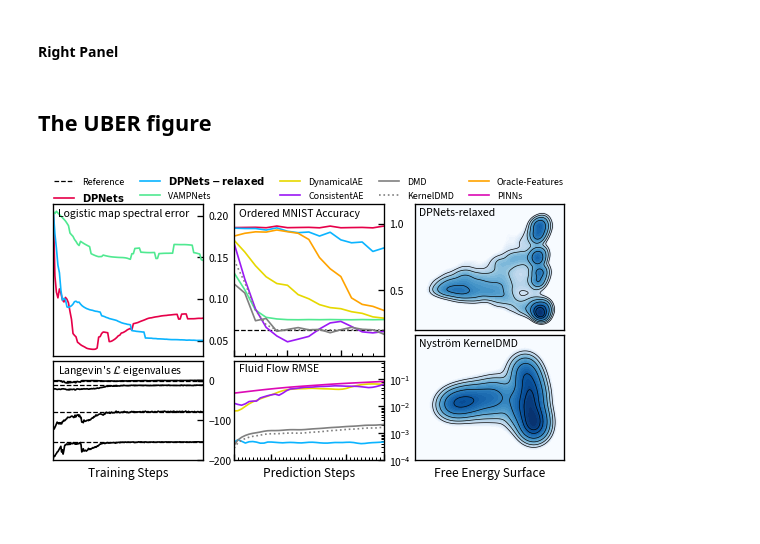
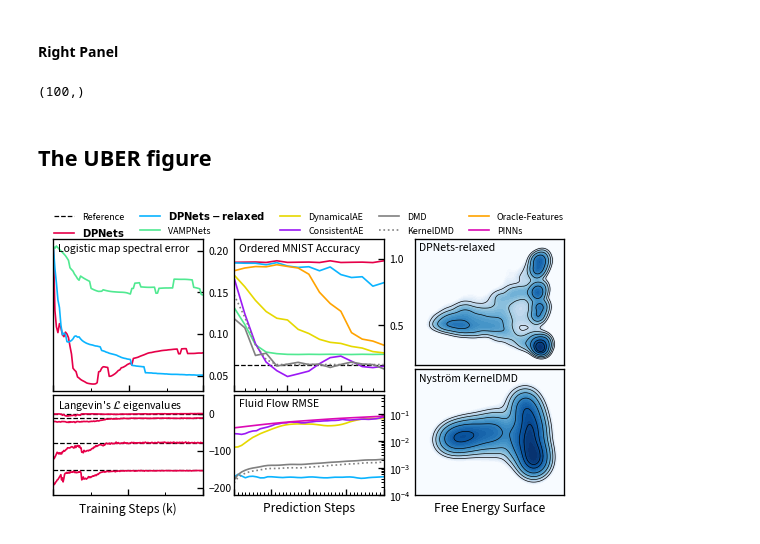
Before and after one commit to pietronvll/DPNets, a Jupyter notebook: figures/uber_fig.ipynb, the cells around one changed output. Cells and saved outputs as stored; diff of their text form; code cells hidden in the pictures.

Commit message:
Logistic map checked

```diff
--- a/figures/uber_fig.ipynb
+++ b/figures/uber_fig.ipynb
@@ -138,6 +138,10 @@ for model_name in ["DPNets", "Nystrom-PCR",]:
         "data": _tmp["data"],
         "x": _tmp["x"],
     }
+# %%
+LOGISTIC['DPNets']['data'].shape
+# %% [output]
+(100,)
 # %% [markdown]
 ## The UBER figure
 # %%
@@ -154,27 +158,29 @@ for model_name in model_styles.keys():
         model_data = LOGISTIC[model_name]
         ax_logistic.plot(model_data['data'], label=model_name, **model_styles[model_name])
 ax_logistic.set(**{
-    'xticks': [],
+    'xticks': [0, 50, 99],
     'xmargin': 0
 })
 ax_logistic.text(pad, 1 - pad, r"Logistic map spectral error", transform=ax_logistic.transAxes, fontsize=caption_size, verticalalignment='top')
-ax_logistic.tick_params(direction='in', labelbottom=False, labelsize=7)
+ax_logistic.xaxis.set_minor_locator(MultipleLocator(25))
+ax_logistic.tick_params(which='both', direction='in', labelbottom=False, labelsize=7)
 ax_logistic.yaxis.tick_right()
 
 # Langevin
 ax_langevin = fig.add_subplot(gs[7:, 0])
 for v in LANGEVIN['hlines']:
     ax_langevin.axhline(v, color='k', linewidth=0.75, linestyle='dashed', label='Reference')
-ax_langevin.plot(LANGEVIN['x'], LANGEVIN['data'], color='black', label='Eigenvalues')
+ax_langevin.plot(LANGEVIN['x'], LANGEVIN['data'], label='Eigenvalues', **model_styles['DPNets'])
 
 ax_langevin.set(**{
-    'xlabel': 'Training Steps',
-    'ylim': (-200, 50),
-    'xticks': [],
+    'xlabel': 'Training Steps (k)',
+    'ylim': (-220, 50),
+    'xticks': [0, 1000, 2000],
     'xmargin': 0
 })
 ax_langevin.text(pad, 1 - pad, r"Langevin's $\mathcal{L}$ eigenvalues", transform=ax_langevin.transAxes, fontsize=caption_size, verticalalignment='top')
-ax_langevin.tick_params(direction='in', labelbottom=False, labelsize=7)
+ax_langevin.xaxis.set_minor_locator(MultipleLocator(500))
+ax_langevin.tick_params(direction='in', which='both', labelbottom=False, labelsize=7)
 ax_langevin.yaxis.tick_right()
 
 # Ordered MNIST
@@ -229,31 +235,31 @@ ax_chignolin_dp.text(pad, 1 - pad, 'DPNets-relaxed', transform=ax_chignolin_dp.t
 
 # Chignolin - Nystrom-PCR
 ax_chignolin_nys = fig.add_subplot(gs[6:, 2])
 x, fes = FES['Nystrom-PCR']['x'], FES['Nystrom-PCR']['data']
 ax_chignolin_nys.tricontourf(x[:, 0], x[:, 1], fes, levels = np.linspace(0, 20, 100), cmap='Blues_r', vmax=6.5);
 ax_chignolin_nys.tricontour(x[:, 0], x[:, 1], fes, levels = [0.5, 1, 2, 3, 4, 5], linewidths=0.4, colors='k');
 ax_chignolin_nys.set(**{
     'xticks': [],
     'yticks': [],
     'xlabel': 'Free Energy Surface',
 })
 ax_chignolin_nys.text(pad, 1 - pad, 'Nyström KernelDMD', transform=ax_chignolin_nys.transAxes, fontsize=caption_size, verticalalignment='top')
 
 # Legend
 ax_legend = fig.add_subplot(gs[0, :])
 ax_legend.axis('off')
 # Join all handles and labels
 handles, labels = ax_ordered_mnist.get_legend_handles_labels()
 for (h, l) in zip(*ax_fluid_flow.get_legend_handles_labels()):
     if l not in labels:
         handles.append(h)
         labels.append(l)
 for l_id, l in enumerate(labels):
     if l == 'DPNets':
         labels[l_id] = r'$\bf{DPNets}$'
     elif l == 'DPNets-relaxed':
         labels[l_id] = r'$\bf{DPNets-relaxed}$'
 ax_legend.legend(handles, labels, loc='center', ncol=5, frameon=False, fontsize=6, columnspacing=1.5)
 fig.savefig('dpnets.pdf', bbox_inches='tight', dpi=300)
 # %% [output]
-[figure, old version]
+[figure, new version]
```
Also changed, not shown: 21 other files.
